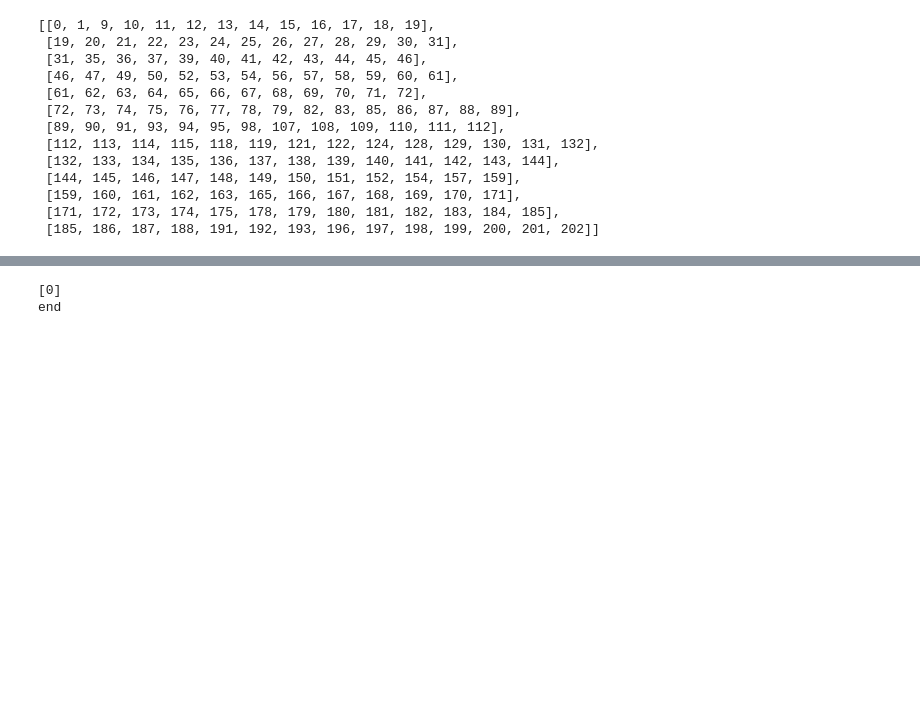
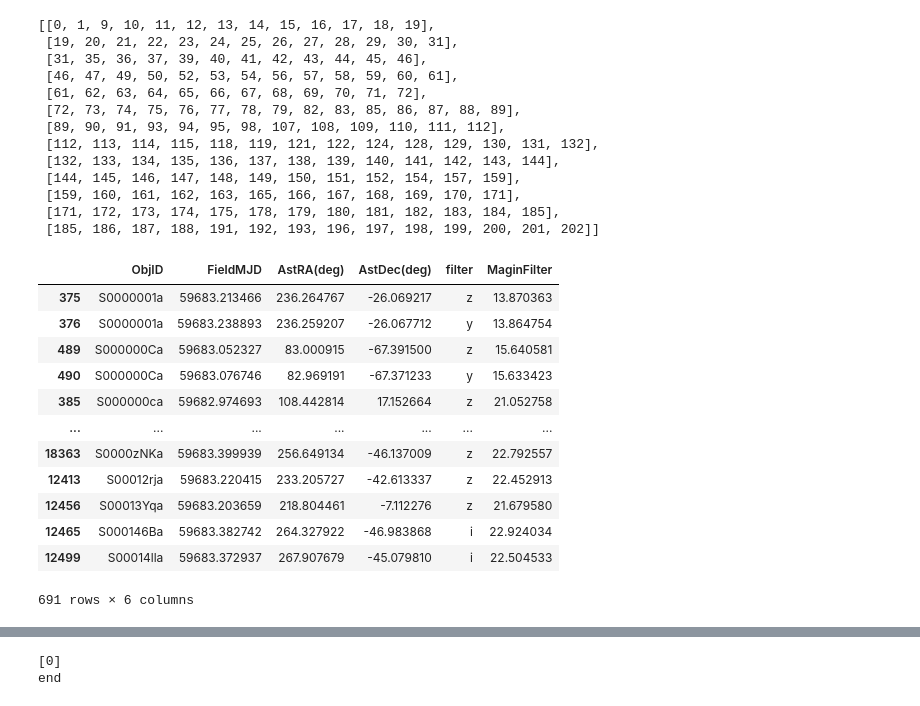
Before and after one commit to dirac-institute/hybrid_sso_catalogue, a Jupyter notebook: neocp/digest2_attempts.ipynb, the cells around one changed output, grey strips where cells are left out. Drawn from its saved outputs; the diff is of its cells as text; code cells hidden in the pictures; blank space fills up the shorter version.

Commit message:
trim columns

```diff
--- a/neocp/digest2_attempts.ipynb
+++ b/neocp/digest2_attempts.ipynb
@@ -324,3 +334,19 @@ def get_nightly_obs(obj_type="NEO", night_zero=59638, night=0):
     nightly_obs["hex_id"] = np.array([s3m_to_hex7[nightly_obs["ObjID"].iloc[i]] for i in range(len(nightly_obs))])
 
     return nightly_obs
+# %%
+neo_obs[["ObjID", "FieldMJD", "AstRA(deg)", "AstDec(deg)", "filter", "MaginFilter"]]
+# %% [output]
+|  | ObjID | FieldMJD | AstRA(deg) | AstDec(deg) | filter | MaginFilter |
+| 375 | S0000001a | 59683.213466 | 236.264767 | -26.069217 | z | 13.870363 |
+| 376 | S0000001a | 59683.238893 | 236.259207 | -26.067712 | y | 13.864754 |
+| 489 | S000000Ca | 59683.052327 | 83.000915 | -67.391500 | z | 15.640581 |
+| 490 | S000000Ca | 59683.076746 | 82.969191 | -67.371233 | y | 15.633423 |
+| 385 | S000000ca | 59682.974693 | 108.442814 | 17.152664 | z | 21.052758 |
+| ... | ... | ... | ... | ... | ... | ... |
+| 18363 | S0000zNKa | 59683.399939 | 256.649134 | -46.137009 | z | 22.792557 |
+| 12413 | S00012rja | 59683.220415 | 233.205727 | -42.613337 | z | 22.452913 |
+| 12456 | S00013Yqa | 59683.203659 | 218.804461 | -7.112276 | z | 21.679580 |
+| 12465 | S000146Ba | 59683.382742 | 264.327922 | -46.983868 | i | 22.924034 |
+| 12499 | S00014lla | 59683.372937 | 267.907679 | -45.079810 | i | 22.504533 |
+691 rows × 6 columns
```
Also changed, not shown: parts of 12 cells of this notebook, 1 other file.
